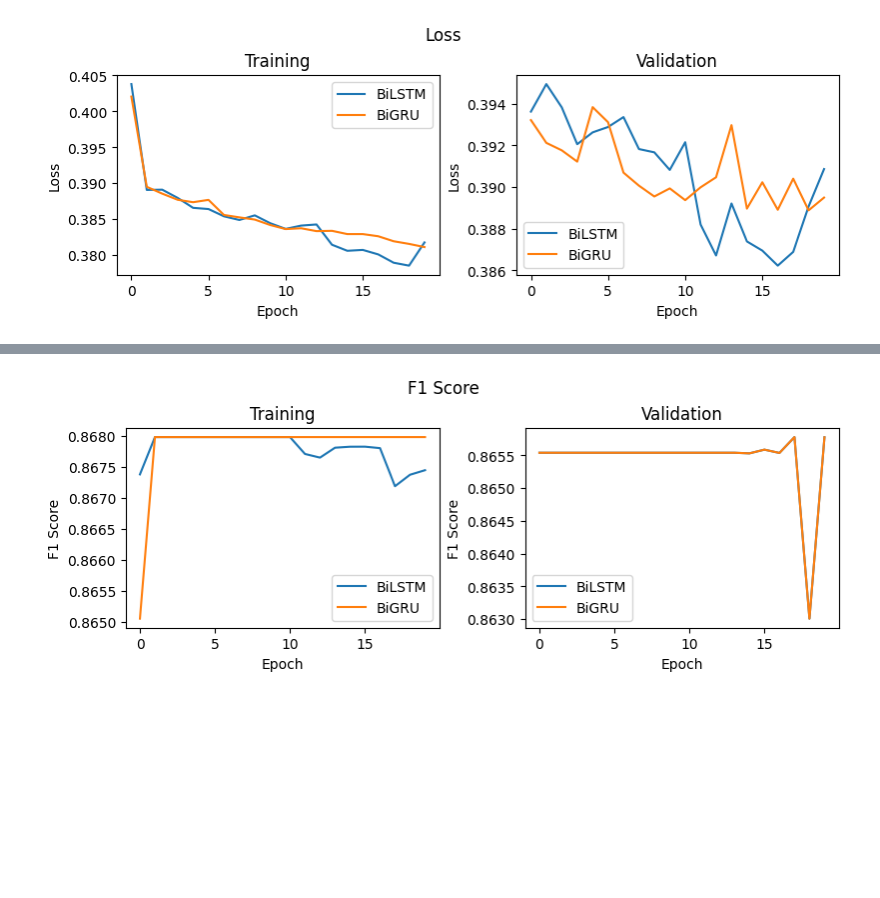
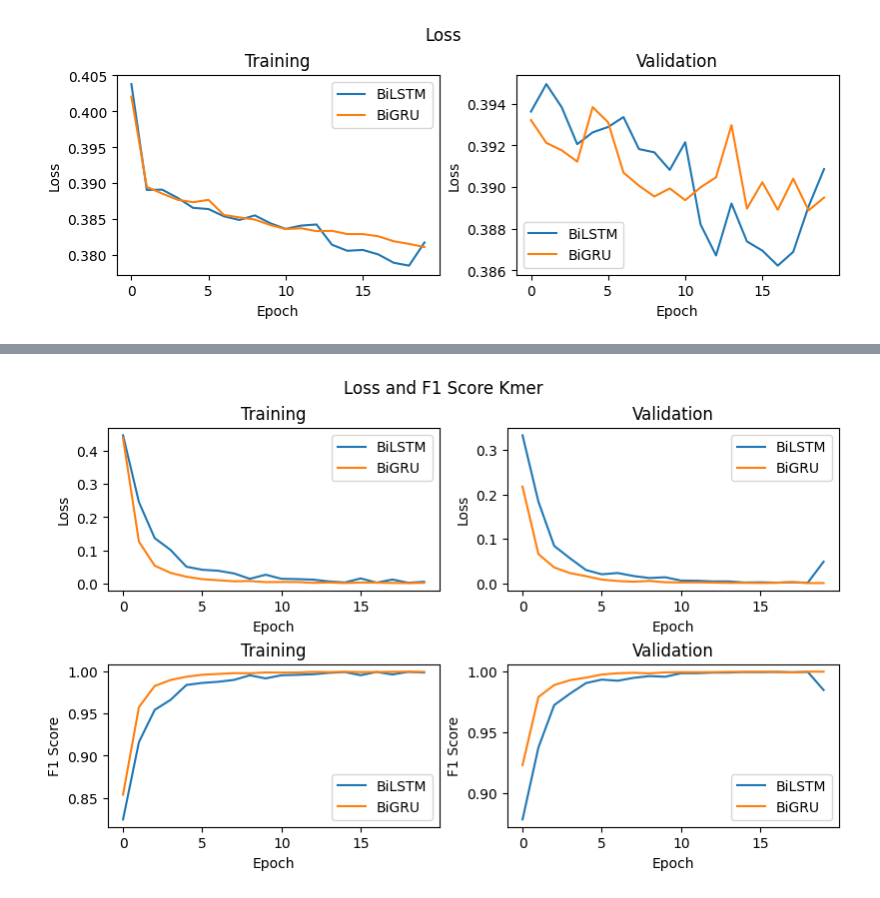
Before and after one commit to anwari32/sequence-processing, a Jupyter notebook: baseline_viz.ipynb, the cells around one changed output, grey strips where cells are left out. Cells and saved outputs as stored; diff of their text form; code cells hidden in the pictures; blank space fills up the shorter version.

```diff
--- a/baseline_viz.ipynb
+++ b/baseline_viz.ipynb
@@ -187,36 +255,75 @@ plt.show()
+# %%
+import os
+import pandas as pd
+kmer_log_dir = os.path.join("run", "baseline", "kmer", "log")
+kmer_bilstm_df = pd.read_csv(os.path.join(kmer_log_dir, "log.bilstm.csv"))
+kmer_bigru_df = pd.read_csv(os.path.join(kmer_log_dir, "log.bigru.csv"))
+
+basic_log_dir = os.path.join("run", "baseline", "basic", "log")
+basic_bilstm_df = pd.read_csv(os.path.join(basic_log_dir, "log.bilstm.csv"))
+basic_bigru_df =  pd.read_csv(os.path.join(basic_log_dir, "log.bigru.csv"))
 # %%
 xs = [i for i in range(20)]
-figs, axes = plt.subplots(nrows=1, ncols=2, constrained_layout=True, figsize=(8, 3))
+figs, axes = plt.subplots(nrows=2, ncols=2, constrained_layout=True, figsize=(8, 5))
+
+# train loss
+axes[0][0].plot(
+    xs,
+    kmer_bilstm_df["loss"].values,
+    label="BiLSTM"
+)
+axes[0][0].plot(
+    xs,
+    kmer_bigru_df["loss"].values,
+    label="BiGRU"
+)
+axes[0][0].set(xlabel="Epoch", ylabel="Loss", title="Training")
+axes[0][0].legend()
+
+# validation loss
+axes[0][1].plot(
+    xs,
+    kmer_bilstm_df["val_loss"].values,
+    label="BiLSTM"
+)
+axes[0][1].plot(
+    xs,
+    kmer_bigru_df["val_loss"].values,
+    label="BiGRU"
+)
+axes[0][1].set(xlabel="Epoch", ylabel="Loss", title="Validation")
+axes[0][1].legend()
+
 
 # train f1 score
-axes[0].plot(
+axes[1][0].plot(
     xs,
-    bilstm_df["f1_score"].values,
+    kmer_bilstm_df["f1_score"].values,
     label="BiLSTM"
 )
-axes[0].plot(
+axes[1][0].plot(
     xs,
-    bigru_df["f1_score"].values,
+    kmer_bigru_df["f1_score"].values,
     label="BiGRU"
 )
-axes[0].set(xlabel="Epoch", ylabel="F1 Score", title="Training")
-axes[0].legend()
+axes[1][0].set(xlabel="Epoch", ylabel="F1 Score", title="Training")
+axes[1][0].legend()
 
 # f1 score
-axes[1].plot(
+axes[1][1].plot(
     xs,
-    bilstm_df["val_f1_score"].values,
+    kmer_bilstm_df["val_f1_score"].values,
     label="BiLSTM"
 )
-axes[1].plot(
+axes[1][1].plot(
     xs,
-    bigru_df["val_f1_score"].values,
+    kmer_bigru_df["val_f1_score"].values,
     label="BiGRU"
 )
-axes[1].set(xlabel="Epoch", ylabel="F1 Score", title="Validation")
-axes[1].legend()
+axes[1][1].set(xlabel="Epoch", ylabel="F1 Score", title="Validation")
+axes[1][1].legend()
 
-plt.suptitle("F1 Score")
+plt.suptitle("Loss and F1 Score Kmer")
 plt.show()
 # %% [output]
-[figure, old version]
+[figure, new version]
```
Also changed, not shown: parts of 8 cells of this notebook, 11 other files.
